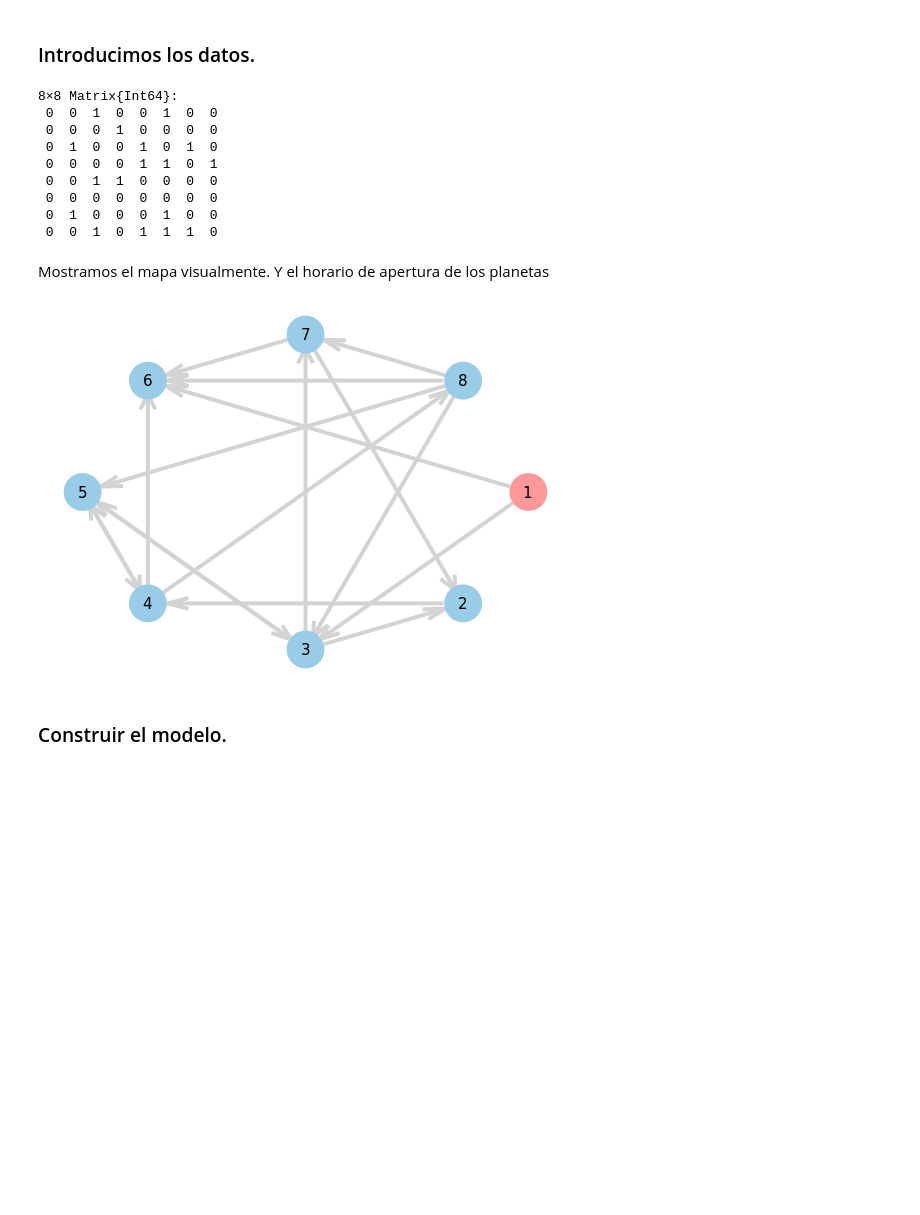
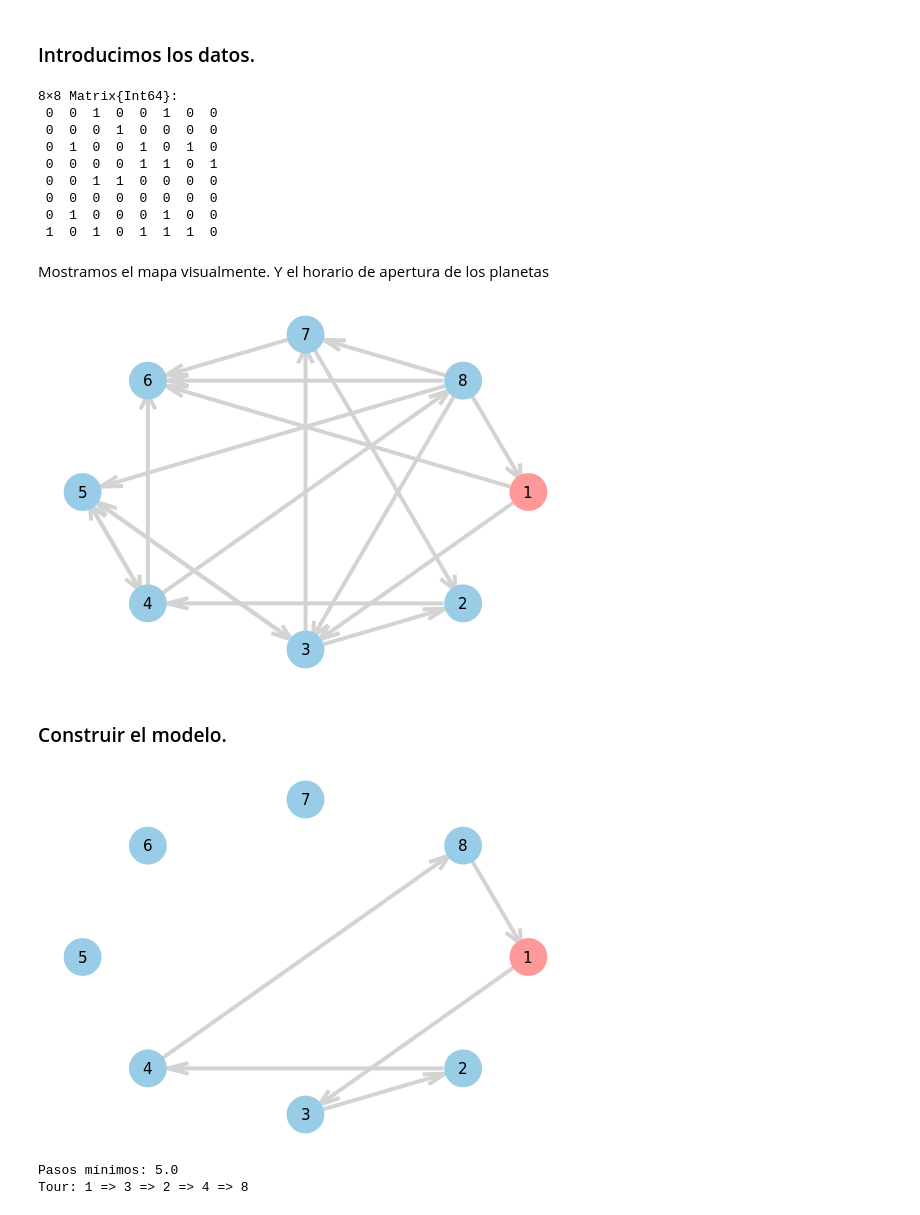
Before and after one commit to Saul-Sosa-Diaz/Ingenieria-Logistica, a Jupyter notebook: Resolutor_de_laberintos.ipynb, the cells around one changed output. Cells and saved outputs as stored; diff of their text form; code cells hidden in the pictures; blank space fills up the shorter version.

```diff
--- a/Resolutor_de_laberintos.ipynb
+++ b/Resolutor_de_laberintos.ipynb
@@ -77,7 +77,7 @@ C = [
     0 0 1 1 0 0 0 0;
     0 0 0 0 0 0 0 0;
     0 1 0 0 0 1 0 0;
-    0 0 1 0 1 1 1 0
+    1 0 1 0 1 1 1 0
    ]
 # %% [output]
 8×8 Matrix{Int64}:
@@ -88,7 +88,7 @@ C = [
  0  0  1  1  0  0  0  0
  0  0  0  0  0  0  0  0
  0  1  0  0  0  1  0  0
- 0  0  1  0  1  1  1  0
+ 1  0  1  0  1  1  1  0
 # %% [markdown]
 Mostramos el mapa visualmente. Y el horario de apertura de los planetas
 # %%
@@ -141,46 +141,41 @@ end
 
 PlotGraph(N, C)
 # %% [output]
-[figure, old version]
+[figure, new version]
 # %% [markdown]
 ### Construir el modelo.
 # %%
-function CuttingPlane(model,x)
-    while true
-        optimize!(model)
-        xval = JuMP.value.(x)
-        G = Graphs.SimpleDiGraph( Graphs.Edge.([ (i,j) for i=1:N,j=1:N if xval[i,j]>0.5 ]) )
-        Components = Graphs.connected_components(G)
-        if length(Components)==1
-            break
-        end
-        @constraint(model, [S in Components], sum(x[S,S]) <= length(S)-1 )
-    end
-end
-
-function SolveComerciante()
+function SolveMaze()
     EPS = 0.00001
     model = Model(GLPK.Optimizer)
     set_silent(model)
 
     # Variables
     @variable(model, x[1:N,1:N], Bin)
-    @variable(model, y[1:N], Bin)
     @objective(model, Min, sum(C[i,j] * x[i,j] for i in 1:N, j in 1:N))
 
     for i in 1:N
-        set_upper_bound(x[i,i], 0)
+        for j in 1:N
+            if C[i,j] == 0
+                set_upper_bound(x[i,j], 0)
+            end
+        end
     end
 
-    @constraint(model, [i=1:N], sum(x[i,:]) == y[i])
-    @constraint(model, [i=1:N], sum(x[:,i]) == y[i])
+    @constraint(model, sum(x[1,:]) == 1)  # Sale exactamente una vez del nodo 1
+    @constraint(model, sum(x[:,1]) == 1)  # Llega exactamente una vez al nodo 1
+    for i in 2:N
+        @constraint(model, sum(x[i,:]) - sum(x[:,i]) == 0)
+    end
 
-    # Dinamic constraints
-    CuttingPlane(model,x)
-
+    optimize!(model)
     # Show solutions
     PlotGraph(N,value.(x))
-    println("Optval: $( ceil(objective_value(model)-EPS) ) euros.")
+    println("Pasos mínimos: $( ceil(objective_value(model)-EPS) )")
     PrintTour(N, value.(x))
 end
-SolveComerciante()
+SolveMaze()
+# %% [output]
+[figure, added]
+Pasos mínimos: 5.0
+Tour: 1 => 3 => 2 => 4 => 8
```
Also changed, not shown: 1 other file.
